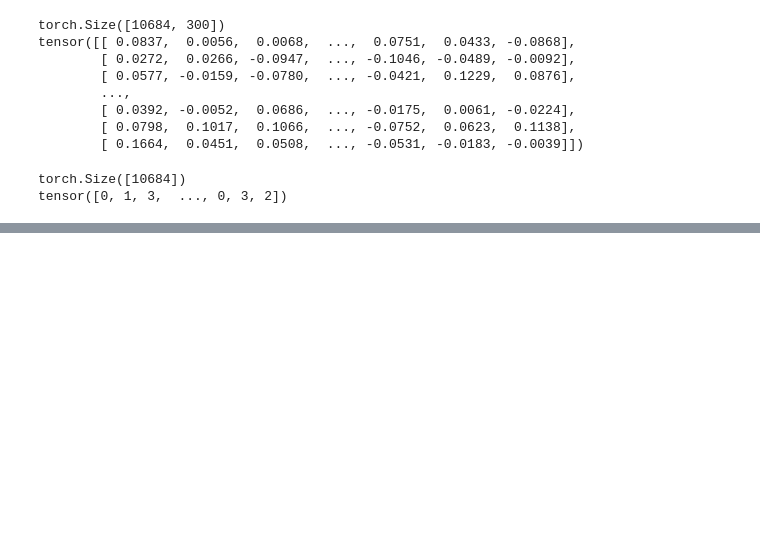
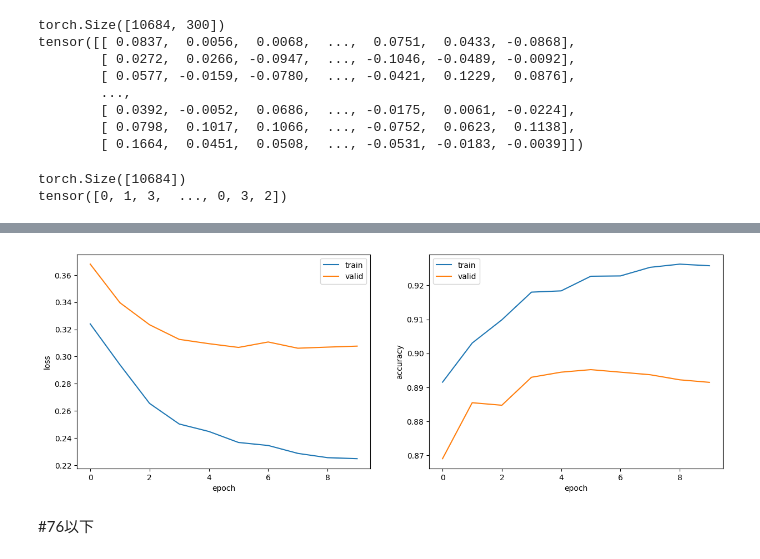
Before and after one commit to tmu-nlp/100knock2023, a Jupyter notebook: hikarit/chapter08/knock70.ipynb, the cells around one changed output, grey strips where cells are left out. Saved outputs shown, nothing was run; the diff lists cells and outputs as text; code cells hidden in the pictures; blank space fills up the shorter version.

```diff
--- a/hikarit/chapter08/knock70.ipynb
+++ b/hikarit/chapter08/knock70.ipynb
@@ -94,7 +100,7 @@ Name: CATEGORY, dtype: int64
 import gdown
 from gensim.models import KeyedVectors
 
-model = KeyedVectors.load_word2vec_format('data.bin.gz', binary=True)
+model = KeyedVectors.load_word2vec_format('GoogleNews-vectors-negative300.bin', binary=True)
 # %%
 import string
 import torch
@@ -296,0 +305,19 @@ print(f'正解率（評価データ）：{acc_test:.3f}')
+# %%
+#損失と正解率を返す関数を定義、モデル、損失関数、データを入力
+def calculate_loss_and_accuracy(model, criterion, loader):
+  model.eval()
+  loss = 0.0
+  total = 0
+  correct = 0
+
+  #勾配の計算を無効化.学習時には必要だが、テスト時には必要ない
+  with torch.no_grad():
+
+    for inputs, labels in loader:
+      outputs = model(inputs)
+      loss += criterion(outputs, labels).item()
+      pred = torch.argmax(outputs, dim=-1)
+      total += len(inputs)
+      correct += (pred == labels).sum().item()
+
+  return loss / len(loader), correct / total
@@ -296,0 +372,21 @@ print(f'正解率（評価データ）：{acc_test:.3f}')
+# %%
+from matplotlib import pyplot as plt
+import numpy as np
+
+# 可視化
+fig, ax = plt.subplots(1, 2, figsize=(15, 5))
+ax[0].plot(np.array(log_train).T[0], label='train')
+ax[0].plot(np.array(log_valid).T[0], label='valid')
+ax[0].set_xlabel('epoch')
+ax[0].set_ylabel('loss')
+ax[0].legend()
+ax[1].plot(np.array(log_train).T[1], label='train')
+ax[1].plot(np.array(log_valid).T[1], label='valid')
+ax[1].set_xlabel('epoch')
+ax[1].set_ylabel('accuracy')
+ax[1].legend()
+plt.show()
+# %% [output]
+[figure, added]
+# %% [markdown]
+#76以下
```
Also changed, not shown: parts of 23 cells of this notebook.
